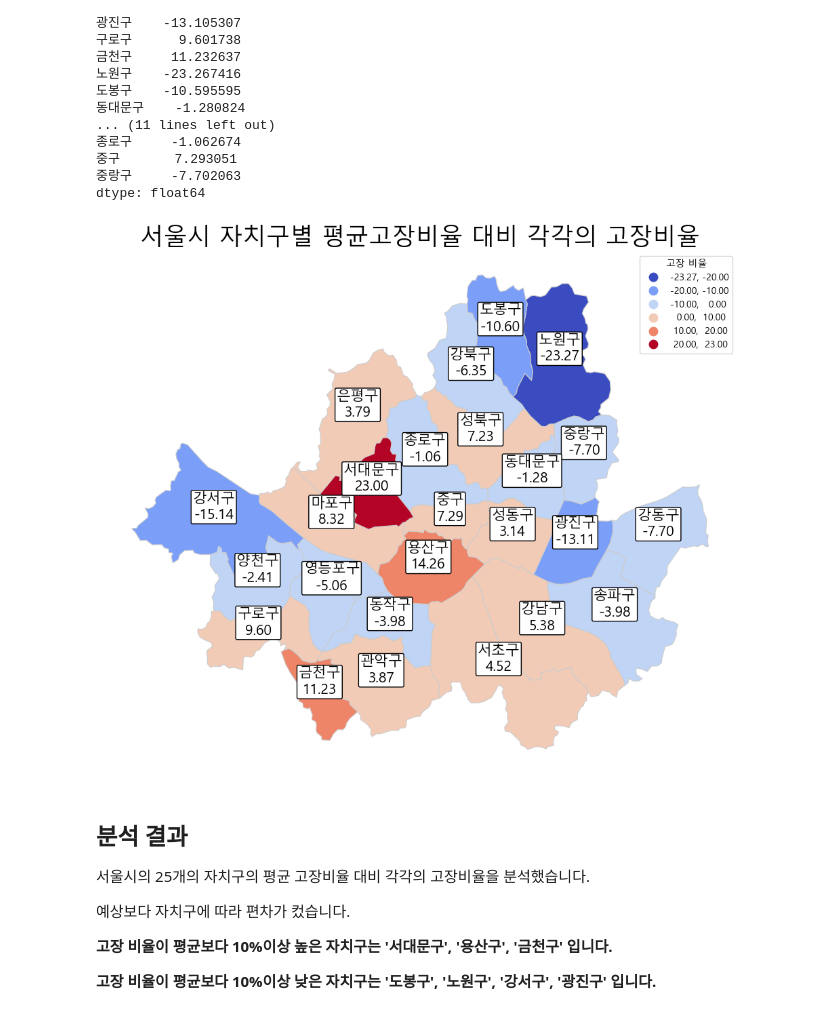
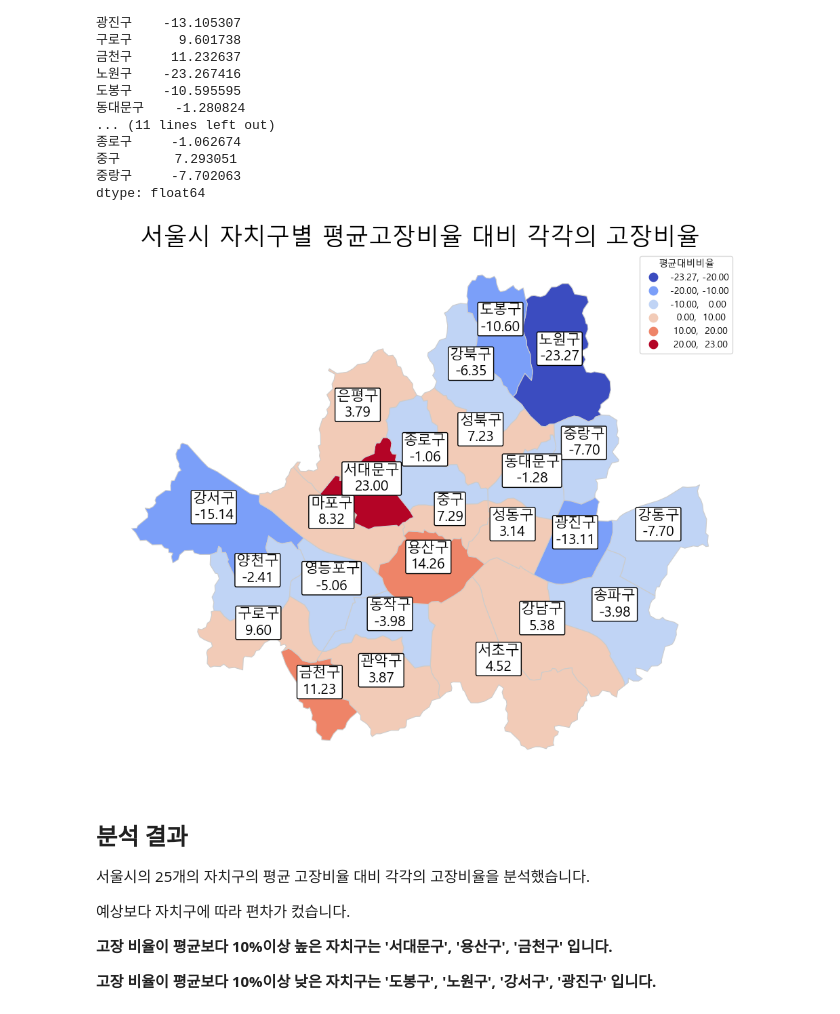
Before and after one commit to leechanhoe/data-science-project, a Jupyter notebook: 자치구와 고장의 연관성 분석.ipynb, the cells around one changed output. Cells and saved outputs as stored; diff of their text form; code cells hidden in the pictures.

```diff
--- a/자치구와 고장의 연관성 분석.ipynb
+++ b/자치구와 고장의 연관성 분석.ipynb
@@ -103,34 +103,34 @@ dtype: float64
 # %%
 import pandas as pd
 import geopandas as gpd
 import matplotlib.pyplot as plt
 import mapclassify
 
 # fault_ratio 데이터프레임의 열 이름 고치기
 fault_ratio = pd.DataFrame(평균과의차이).reset_index()
-fault_ratio.columns = ['자치구', '고장비율']
+fault_ratio.columns = ['자치구', '평균대비비율']
 
 # 서울시 자치구 경계 데이터
 url = "https://raw.githubusercontent.com/southkorea/seoul-maps/master/kostat/2013/json/seoul_municipalities_geo_simple.json"
 seoul_districts = gpd.read_file(url)
 
 # fault_ratio 데이터프레임와 서울 자치구 데이터 병합
 merged_data = seoul_districts.set_index('name').join(fault_ratio.set_index('자치구'))
 
 # 속성별 지도 그리기
 fig, ax = plt.subplots(1, figsize=(15, 10))
 bins = [-20, -10, 0, 10, 20]
-merged_data.plot(column='고장비율', cmap='coolwarm', linewidth=0.8, edgecolor='0.8', legend=True, ax=ax, scheme='userdefined', classification_kwds={'bins': bins}, missing_kwds={'color': 'lightgrey', "label": "Missing values"}, legend_kwds={'title': '고장 비율', 'fmt': '{:.2f}'})
+merged_data.plot(column='평균대비비율', cmap='coolwarm', linewidth=0.8, edgecolor='0.8', legend=True, ax=ax, scheme='userdefined', classification_kwds={'bins': bins}, missing_kwds={'color': 'lightgrey', "label": "Missing values"}, legend_kwds={'title': '평균대비비율', 'fmt': '{:.2f}'})
 
 # 자치구 이름과 고장 비율 표시
 for idx, row in merged_data.iterrows():
-    plt.annotate(text=f"{idx}\n{row['고장비율']:.2f}", xy=row['geometry'].centroid.coords[0], horizontalalignment='center', fontsize=15, bbox=dict(facecolor='white', edgecolor='black', boxstyle='round,pad=0.1'))
+    plt.annotate(text=f"{idx}\n{row['평균대비비율']:.2f}", xy=row['geometry'].centroid.coords[0], horizontalalignment='center', fontsize=15, bbox=dict(facecolor='white', edgecolor='black', boxstyle='round,pad=0.1'))
 
 ax.axis('off')
 ax.set_title('서울시 자치구별 평균고장비율 대비 각각의 고장비율', fontsize=25)
 plt.show()
 # %% [output]
-[figure, old version]
+[figure, new version]
 # %% [markdown]
 ## 분석 결과
 
```
